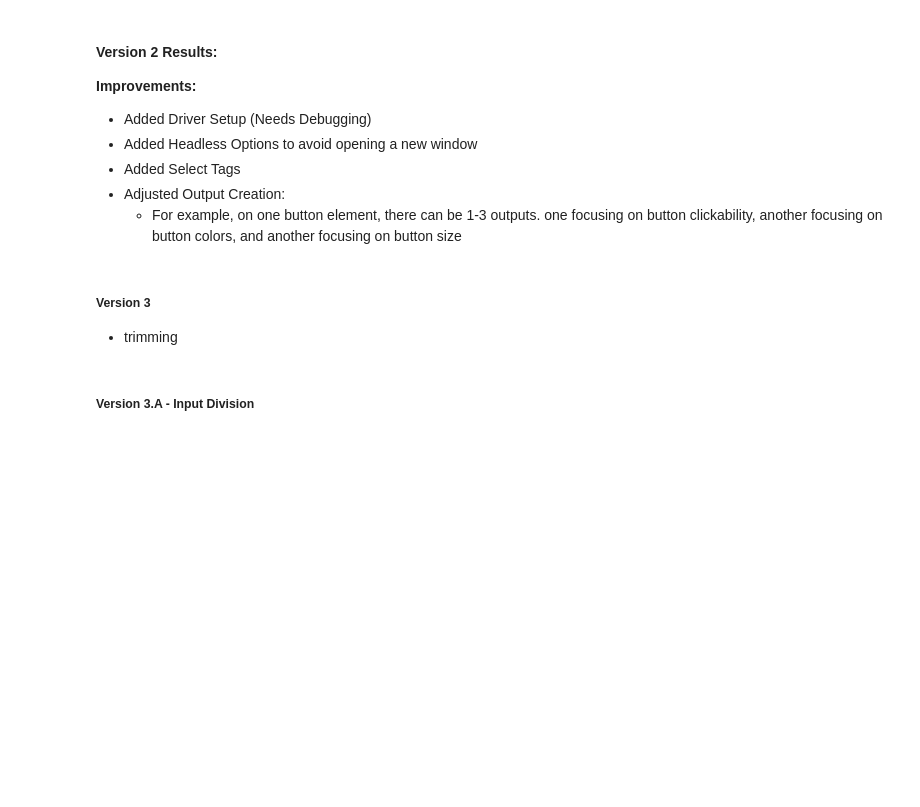
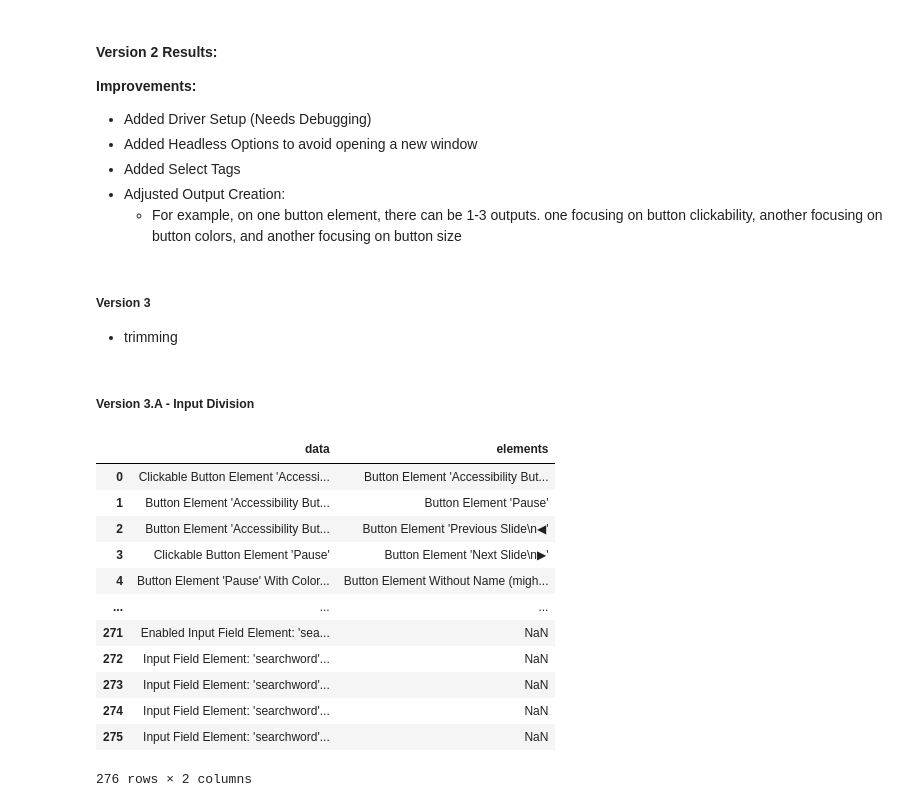
Before and after one commit to CasualCodes/next-gen-qa, a Jupyter notebook: components/scraper.ipynb, the cells around one changed output. Saved outputs shown, nothing was run; the diff lists cells and outputs as text; code cells hidden in the pictures; blank space fills up the shorter version.

```diff
--- a/components/scraper.ipynb
+++ b/components/scraper.ipynb
@@ -1094,7 +1094,7 @@ def data_scrape(url):
 # %%
 # Objective 1 : Divide inputs to divide tables
 
-def divide_scraped_data(scraped_data, mode="BY_ELEMENT", elements = []):
+def divide_scraped_data(scraped_data, mode="BY_TITLE", elements = []):
     divided_scraped_data = []
 
     # Based on category titles
@@ -1129,25 +1129,27 @@ def divide_scraped_data(scraped_data, mode="BY_ELEMENT", elements = []):
             # Check through titles
             for title in category_titles:
                 if (title in scraped_data[i]):
-                    divide_scraped_data[title.index()].append(scraped_data[i])
+                    divided_scraped_data[category_titles.index(title)].append(scraped_data[i])
                     break
             i+=1
 
     # Based on element individuality
     elif (mode=="BY_ELEMENT"):
         i = 0
-        j = 1
+        j = 0
         while (i < len(scraped_data)):
             if (i == 0):
-                prev_element = scraped_data[i]
-                divide_scraped_data.append(j) # divide_scraped_data.append(False)
+                prev_element = elements[j]
+                divided_scraped_data.append(False)
             else:
-                if prev_element == scraped_data[i]:
-                    divide_scraped_data.append(j) # divide_scraped_data.append(True)
+                if prev_element in scraped_data[i]:
+                    divided_scraped_data.append(True)
                 else:
                     j+=1
-                    prev_element = scraped_data[i]
-                    divide_scraped_data.append(j) # divide_scraped_data.append(False)
+                    prev_element = elements[j]
+                    divided_scraped_data.append(False)
+            # print(scraped_data[i])
+            # print(prev_element)
             i+=1
 
     return divided_scraped_data
@@ -1203,6 +1205,7 @@ def element_scrape(url):
     for input_tag in input_tags:
         if input_tag.is_displayed():
             # Store based on type
+            input_field_name = f"Input Field Element: '{input_tag.get_attribute('name')}'" if input_tag.get_attribute('name') != None else "Without Name"
             if (input_tag.get_attribute('type') == "submit"):
                 store = f"Form Submit Button Element: {input_tag.get_attribute("name")}"
                 elements.append(store)
@@ -1213,3 +1216,29 @@ def element_scrape(url):
     driver.quit()
 
     return elements
+# %%
+import pandas as pd
+
+data = data_scrape('https://www.dost.gov.ph/')
+elements = element_scrape('https://www.dost.gov.ph/')
+
+def dataframe_init(data):
+    df = pd.DataFrame(dict([(key, pd.Series(value)) for key, value in data.items()]))
+    return df
+
+df = dataframe_init({"data": data, "elements": elements})
+df
+# %% [output]
+|  | data | elements |
+| 0 | Clickable Button Element 'Accessi... | Button Element 'Accessibility But... |
+| 1 | Button Element 'Accessibility But... | Button Element 'Pause' |
+| 2 | Button Element 'Accessibility But... | Button Element 'Previous Slide\n◀︎' |
+| 3 | Clickable Button Element 'Pause' | Button Element 'Next Slide\n▶︎' |
+| 4 | Button Element 'Pause' With Color... | Button Element Without Name (migh... |
+| ... | ... | ... |
+| 271 | Enabled Input Field Element: 'sea... | NaN |
+| 272 | Input Field Element: 'searchword'... | NaN |
+| 273 | Input Field Element: 'searchword'... | NaN |
+| 274 | Input Field Element: 'searchword'... | NaN |
+| 275 | Input Field Element: 'searchword'... | NaN |
+276 rows × 2 columns
```
Also changed, not shown: parts of 4 cells of this notebook, 2 other files.
